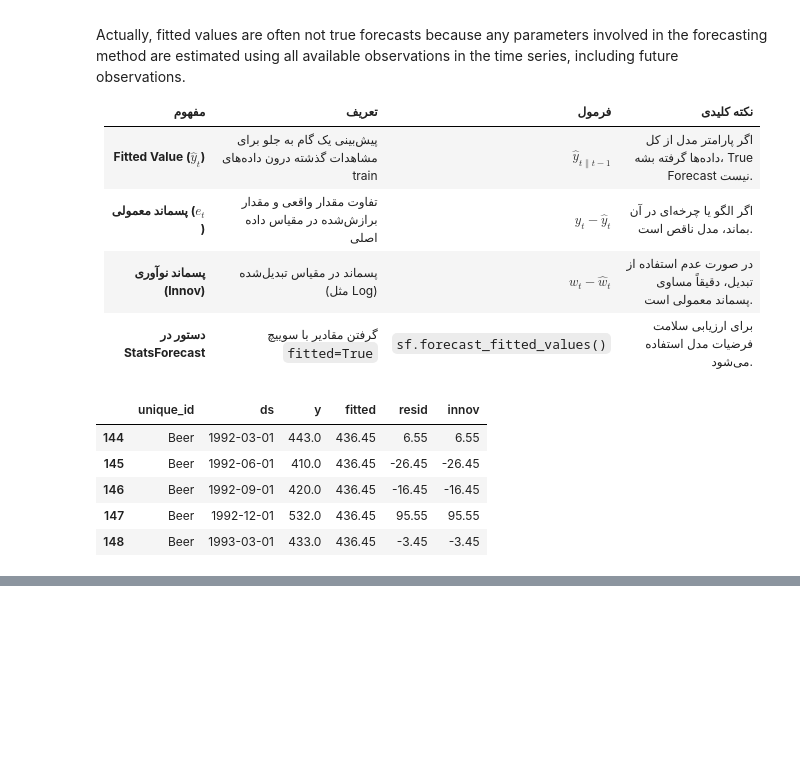
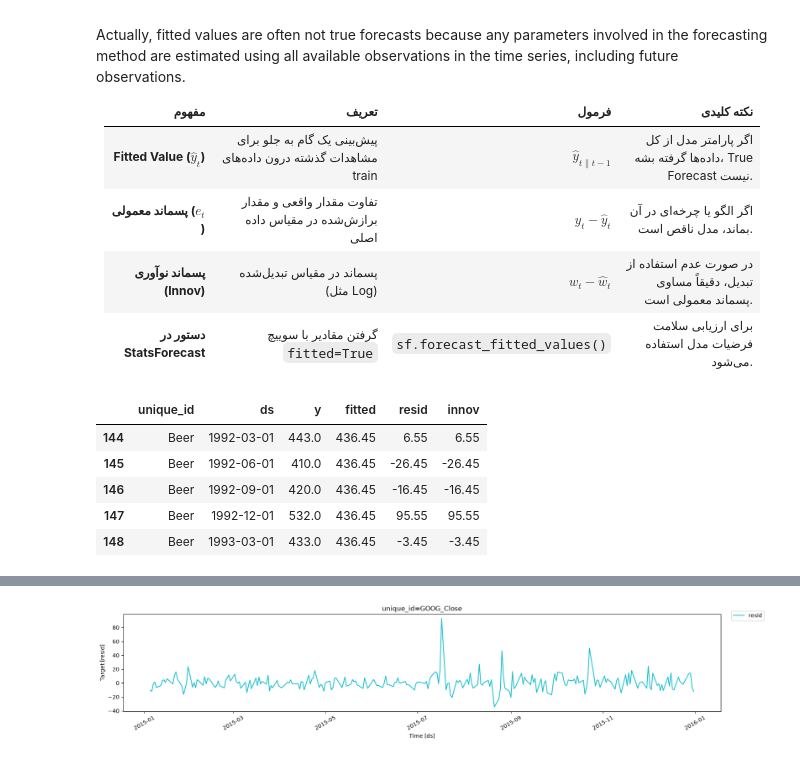
Before and after one commit to Minajamfum/forecasting, a Jupyter notebook: chapter5.ipynb, the cells around one changed output, grey strips where cells are left out. Cells and saved outputs as stored; diff of their text form; code cells hidden in the pictures; blank space fills up the shorter version.

```diff
--- a/chapter5.ipynb
+++ b/chapter5.ipynb
@@ -340,0 +370,9 @@ df.head()
+# %%
+plt.rcParams["figure.figsize"] = (7, 3.6)
+resid = train.assign(resid=lambda x: x["y"].diff())
+#چرا diff
+#در روش نیو پیش‌بینی مقدار فردا دقیقاً برابر با مقدار امروز است  بنابراین پسماند برابر است با وای تی منهای وای تی منهای یک
+
+plot_series(resid, target_col="resid")
+# %% [output]
+[figure, added]
```
Also changed, not shown: parts of 7 cells of this notebook.
